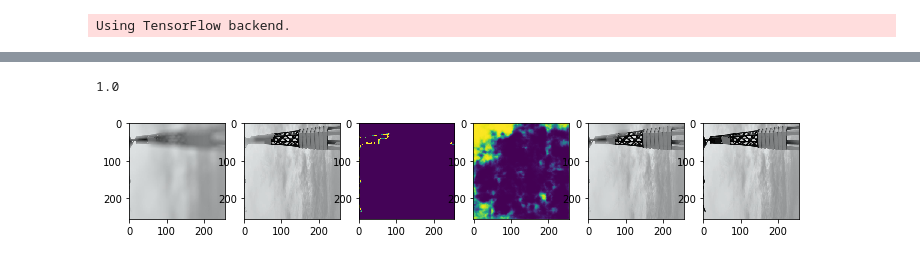
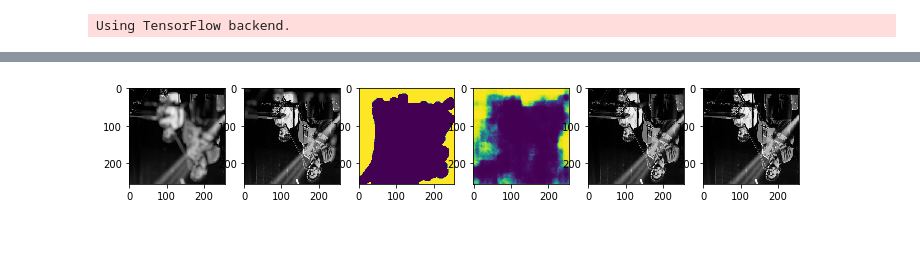
Before and after one commit to cianhwang/FusionNet, a Jupyter notebook: fusionnet_highres.ipynb, the cells around one changed output, grey strips where cells are left out. Saved outputs shown, nothing was run; the diff lists cells and outputs as text; code cells hidden in the pictures.

```diff
--- a/fusionnet_highres.ipynb
+++ b/fusionnet_highres.ipynb
@@ -30,7 +30,7 @@ def load_imgs(path, number, train_type):
 # %%
 # '''load images, parse test/validation set'''
 
-dataNum = 4000
+dataNum = 1000
 dataPath = "/home/qian/Downloads/highres_dataset/"
 x1 = load_imgs(dataPath, dataNum, 1)
 x2 = load_imgs(dataPath, dataNum, 2)
@@ -157,7 +154,7 @@ ________________________________________________________________________________
 # %%
 '''train on generator using MSE of pred & mask.'''
 generator.compile(loss=[losses.mean_squared_error,'mse'], loss_weights=[1,0], optimizer= _optimizer)
-generator.fit([x_train1/127.5-1, x_train2/127.5-1], [y_train/127.5-1, mask_train/127.5-1], batch_size = 1, epochs = 20)
+generator.fit([x_train1/127.5-1, x_train2/127.5-1], [y_train/127.5-1, mask_train/127.5-1], batch_size = 16, epochs = 50)
 # batchSize = 16
 # losses = []
 # for e in range(1000):
@@ -189,31 +189,29 @@ Epoch 20/20
 <keras.callbacks.History at 0x...>
 # %%
-prediction, a= generator.predict([x_test1[:10, :, :, :]/127.5-1, x_test2[:10, :, :, :]/127.5-1])
+prediction, a= generator.predict([x_train1[:10, :, :, :]/127.5-1, x_train2[:10, :, :, :]/127.5-1])
 get_layer_output = K.function([generator.layers[0].input, generator.layers[1].input],
                                   [generator.layers[-2].output])
 
-layer_output = np.array(get_layer_output([x_test1[:10, :, :, :]/127.5-1, x_test2[:10, :, :, :]/127.5-1])[0])
-print(prediction.max())
+layer_output = np.array(get_layer_output([x_train1[:10, :, :, :]/127.5-1, x_train2[:10, :, :, :]/127.5-1])[0])
+#print(prediction.max())
-# %% [output]
-1.0
 # %%
-imgIdx = 1
+imgIdx = 4
 fig=plt.figure(figsize=(12, 12))
 columns = 6
 rows = 1
 fig.add_subplot(rows, columns, 1)
-plt.imshow(x_test1[imgIdx, :, :, :])
+plt.imshow(x_train1[imgIdx, :, :, :])
 fig.add_subplot(rows, columns, 2)
-plt.imshow(x_test2[imgIdx, :, :, :])
+plt.imshow(x_train2[imgIdx, :, :, :])
 fig.add_subplot(rows, columns, 3)
-plt.imshow(mask_test[imgIdx, :, :, 0])
+plt.imshow(mask_train[imgIdx, :, :, 0])
 fig.add_subplot(rows, columns, 4)
 plt.imshow((layer_output[imgIdx, :, :, 0]+1)/2)
 fig.add_subplot(rows, columns, 5)
 plt.imshow((prediction[imgIdx, :, :, :]+1)/2)
 fig.add_subplot(rows, columns, 6)
-plt.imshow(y_test[imgIdx, :, :, :])
+plt.imshow(y_train[imgIdx, :, :, :])
 plt.show()
 # fig.savefig(dataPath+"results/struc_loss{:.2E}.png".format(lambda_tv))
 # %% [output]
-[figure, old version]
+[figure, new version]
```
Also changed, not shown: parts of 2 cells of this notebook.
